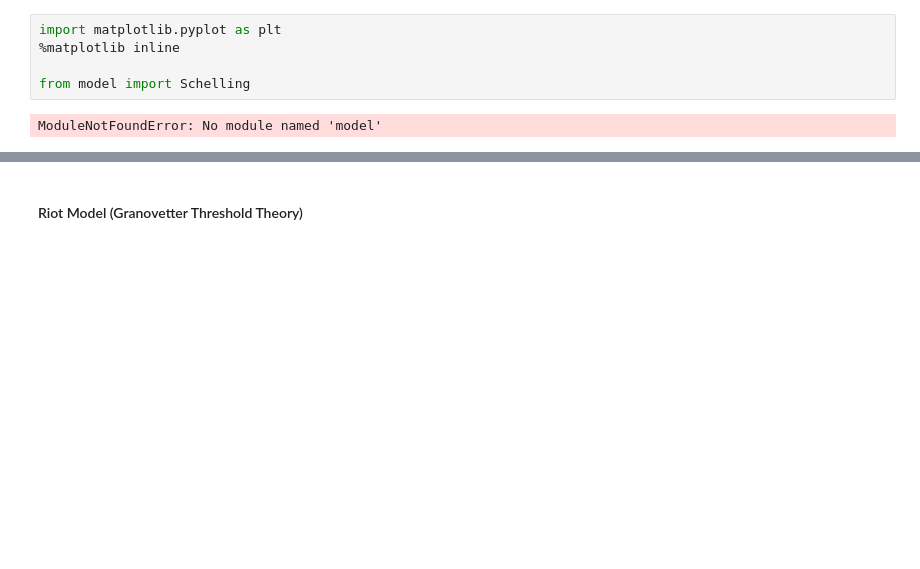
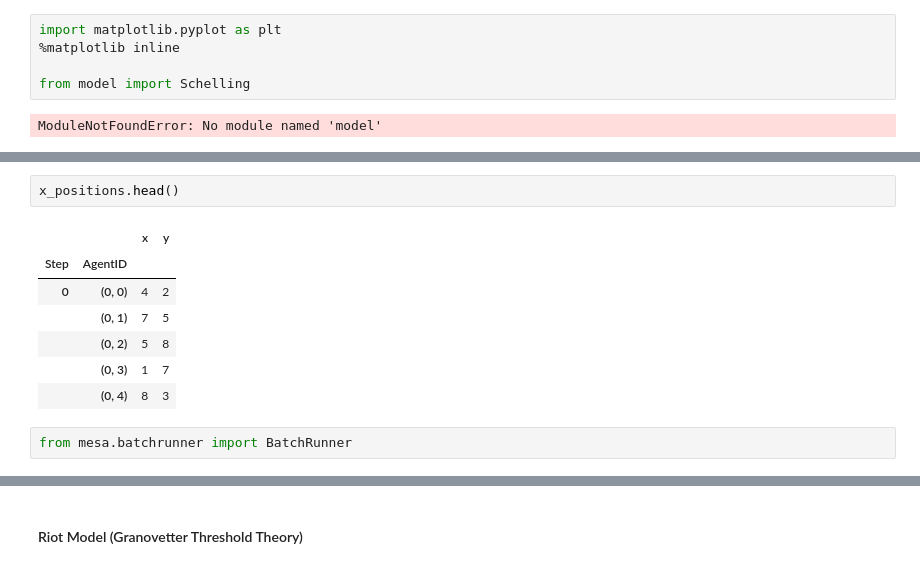
Before and after one commit to JordanBoulous/41189-assignment-template, a Jupyter notebook: 41189 Modelling Assignment.ipynb, the cells around one changed output, grey strips where cells are left out. Saved outputs shown, nothing was run; the diff lists cells and outputs as text; blank space fills up the shorter version.

```diff
--- a/41189 Modelling Assignment.ipynb
+++ b/41189 Modelling Assignment.ipynb
@@ -217,0 +244,12 @@ ModuleNotFoundError: No module named 'model'
+# %%
+x_positions.head()
+# %% [output]
+|  |  | x | y |
+| Step | AgentID |  |  |
+| 0 | (0, 0) | 4 | 2 |
+|  | (0, 1) | 7 | 5 |
+|  | (0, 2) | 5 | 8 |
+|  | (0, 3) | 1 | 7 |
+|  | (0, 4) | 8 | 3 |
+# %%
+from mesa.batchrunner import BatchRunner
```
Also changed, not shown: parts of 14 cells of this notebook, 1 other file.
